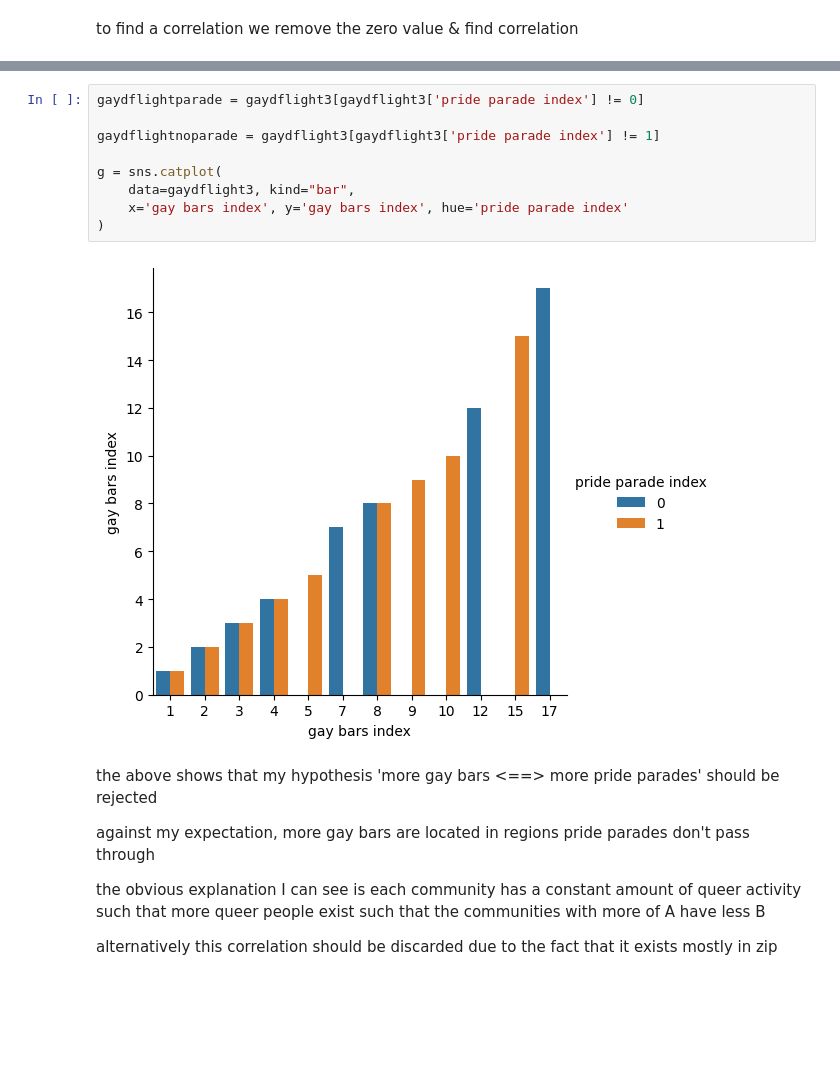
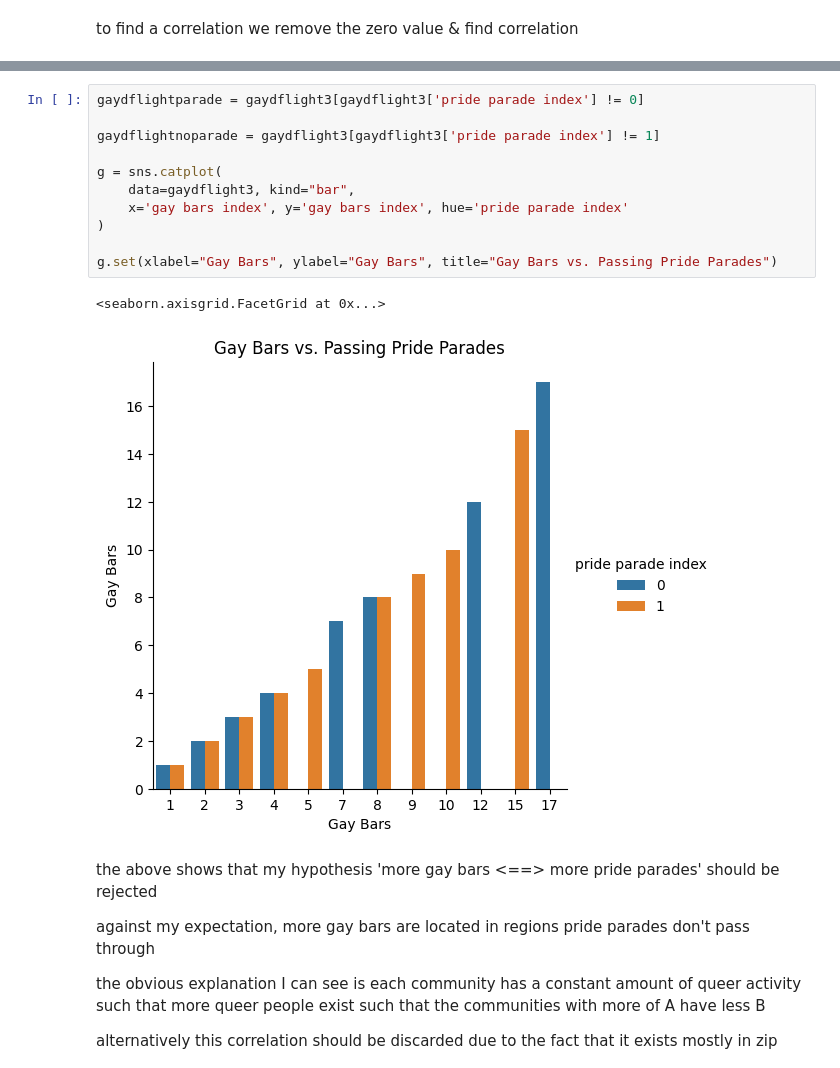
Before and after one commit to ubco-W2022T2-data301/project-group-group-44, a Jupyter notebook: analysis/analysis2.ipynb, the cells around one changed output, grey strips where cells are left out. Drawn from its saved outputs; the diff is of its cells as text; blank space fills up the shorter version.

```diff
--- a/analysis/analysis2.ipynb
+++ b/analysis/analysis2.ipynb
@@ -447,14 +428,17 @@ g = sns.catplot(
 # %%
 gaydflightparade = gaydflight3[gaydflight3['pride parade index'] != 0]
 
 gaydflightnoparade = gaydflight3[gaydflight3['pride parade index'] != 1]
 
 g = sns.catplot(
     data=gaydflight3, kind="bar",
     x='gay bars index', y='gay bars index', hue='pride parade index'
 )
+
+g.set(xlabel="Gay Bars", ylabel="Gay Bars", title="Gay Bars vs. Passing Pride Parades")
 # %% [output]
+<seaborn.axisgrid.FacetGrid at 0x...>
-[figure, old version]
+[figure, new version]
 # %% [markdown]
 the above shows that my hypothesis 'more gay bars <==> more pride parades' should be rejected
 
```
Also changed, not shown: parts of 20 cells of this notebook.
